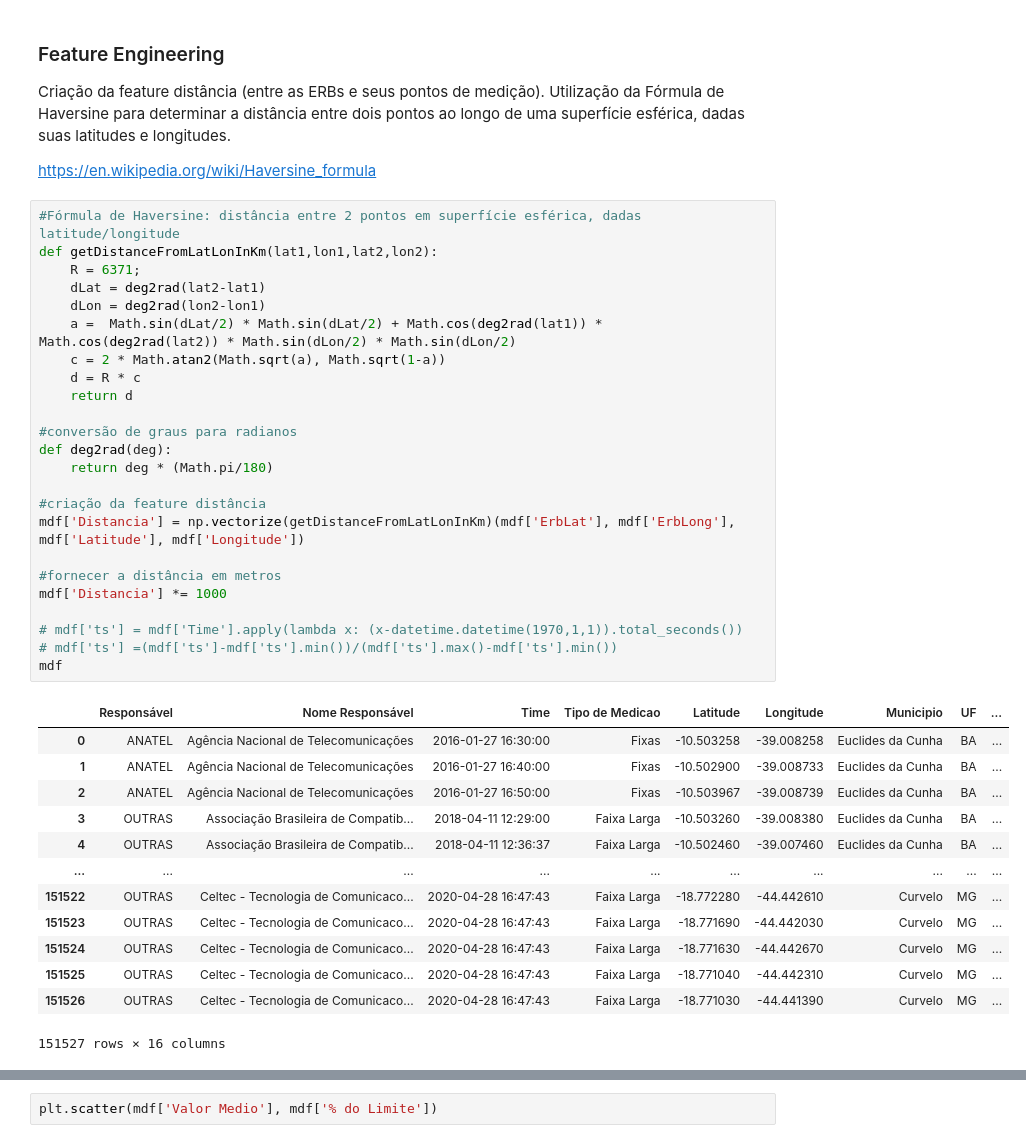
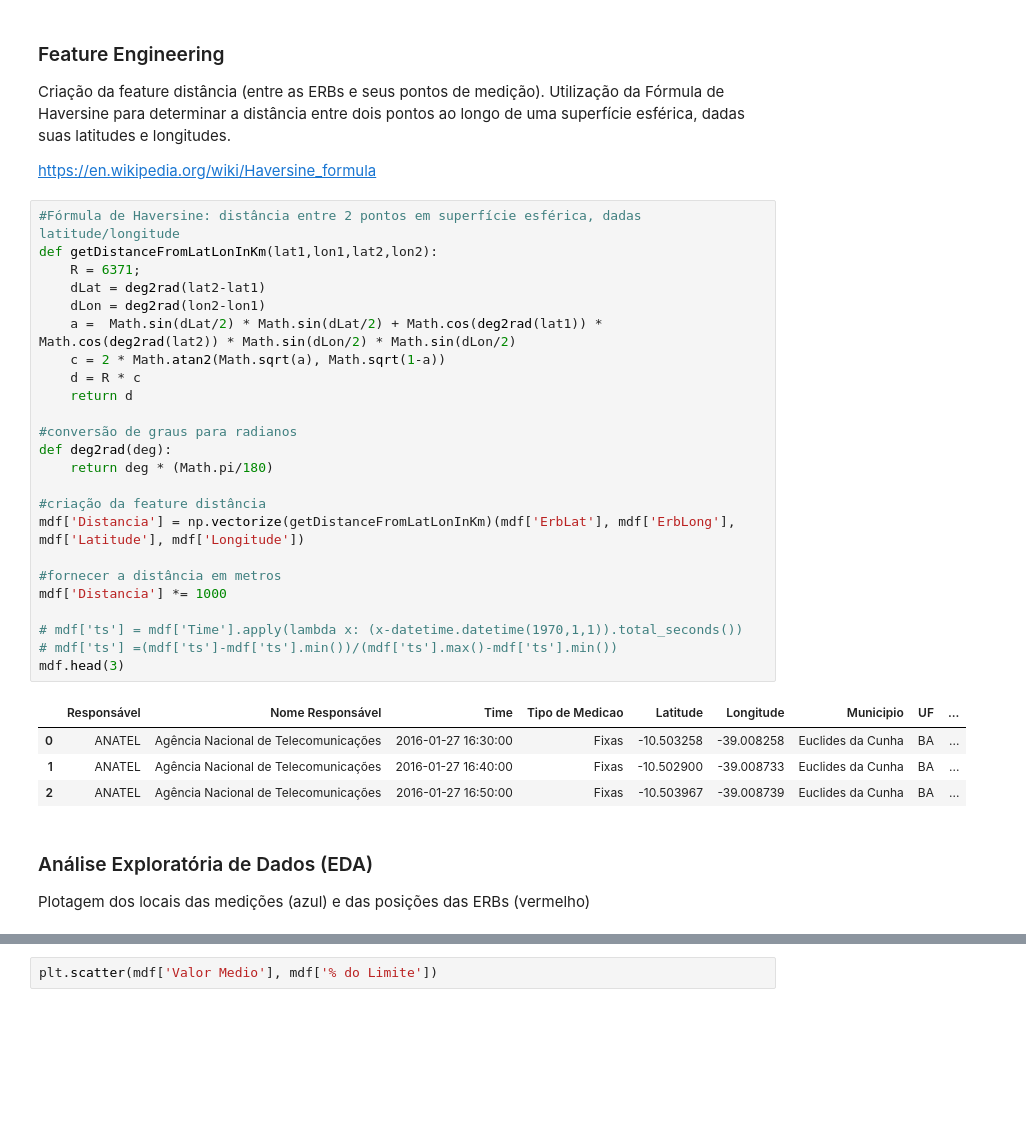
Before and after one commit to lucastsc/eletromagnetism, a Jupyter notebook: electromagnetism.ipynb, the cells around one changed output, grey strips where cells are left out. Saved outputs shown, nothing was run; the diff lists cells and outputs as text; blank space fills up the shorter version.

```diff
--- a/electromagnetism.ipynb
+++ b/electromagnetism.ipynb
@@ -316,39 +312,33 @@ https://en.wikipedia.org/wiki/Haversine_formula
 # %%
 #Fórmula de Haversine: distância entre 2 pontos em superfície esférica, dadas latitude/longitude
 def getDistanceFromLatLonInKm(lat1,lon1,lat2,lon2):
     R = 6371;
     dLat = deg2rad(lat2-lat1)
     dLon = deg2rad(lon2-lon1)
     a =  Math.sin(dLat/2) * Math.sin(dLat/2) + Math.cos(deg2rad(lat1)) * Math.cos(deg2rad(lat2)) * Math.sin(dLon/2) * Math.sin(dLon/2)
     c = 2 * Math.atan2(Math.sqrt(a), Math.sqrt(1-a))
     d = R * c
     return d
 
 #conversão de graus para radianos
 def deg2rad(deg):
     return deg * (Math.pi/180)
 
 #criação da feature distância
 mdf['Distancia'] = np.vectorize(getDistanceFromLatLonInKm)(mdf['ErbLat'], mdf['ErbLong'], mdf['Latitude'], mdf['Longitude'])
 
 #fornecer a distância em metros
 mdf['Distancia'] *= 1000
 
 # mdf['ts'] = mdf['Time'].apply(lambda x: (x-datetime.datetime(1970,1,1)).total_seconds())
 # mdf['ts'] =(mdf['ts']-mdf['ts'].min())/(mdf['ts'].max()-mdf['ts'].min())
-mdf
+mdf.head(3)
 # %% [output]
 |  | Responsável | Nome Responsável | Time | Tipo de Medicao | Latitude | Longitude | Municipio | UF | ... |
 | 0 | ANATEL | Agência Nacional de Telecomunicações | 2016-01-27 16:30:00 | Fixas | -10.503258 | -39.008258 | Euclides da Cunha | BA | ... |
 | 1 | ANATEL | Agência Nacional de Telecomunicações | 2016-01-27 16:40:00 | Fixas | -10.502900 | -39.008733 | Euclides da Cunha | BA | ... |
 | 2 | ANATEL | Agência Nacional de Telecomunicações | 2016-01-27 16:50:00 | Fixas | -10.503967 | -39.008739 | Euclides da Cunha | BA | ... |
-| 3 | OUTRAS | Associação Brasileira de Compatib... | 2018-04-11 12:29:00 | Faixa Larga | -10.503260 | -39.008380 | Euclides da Cunha | BA | ... |
-| 4 | OUTRAS | Associação Brasileira de Compatib... | 2018-04-11 12:36:37 | Faixa Larga | -10.502460 | -39.007460 | Euclides da Cunha | BA | ... |
-| ... | ... | ... | ... | ... | ... | ... | ... | ... | ... |
-| 151522 | OUTRAS | Celtec - Tecnologia de Comunicaco... | 2020-04-28 16:47:43 | Faixa Larga | -18.772280 | -44.442610 | Curvelo | MG | ... |
-| 151523 | OUTRAS | Celtec - Tecnologia de Comunicaco... | 2020-04-28 16:47:43 | Faixa Larga | -18.771690 | -44.442030 | Curvelo | MG | ... |
-| 151524 | OUTRAS | Celtec - Tecnologia de Comunicaco... | 2020-04-28 16:47:43 | Faixa Larga | -18.771630 | -44.442670 | Curvelo | MG | ... |
-| 151525 | OUTRAS | Celtec - Tecnologia de Comunicaco... | 2020-04-28 16:47:43 | Faixa Larga | -18.771040 | -44.442310 | Curvelo | MG | ... |
-| 151526 | OUTRAS | Celtec - Tecnologia de Comunicaco... | 2020-04-28 16:47:43 | Faixa Larga | -18.771030 | -44.441390 | Curvelo | MG | ... |
-151527 rows × 16 columns
+# %% [markdown]
+### Análise Exploratória de Dados (EDA)
+Plotagem dos locais das medições (azul) e das posições das ERBs (vermelho)
 # %%
```
Also changed, not shown: parts of 24 cells of this notebook, 1 other file.
